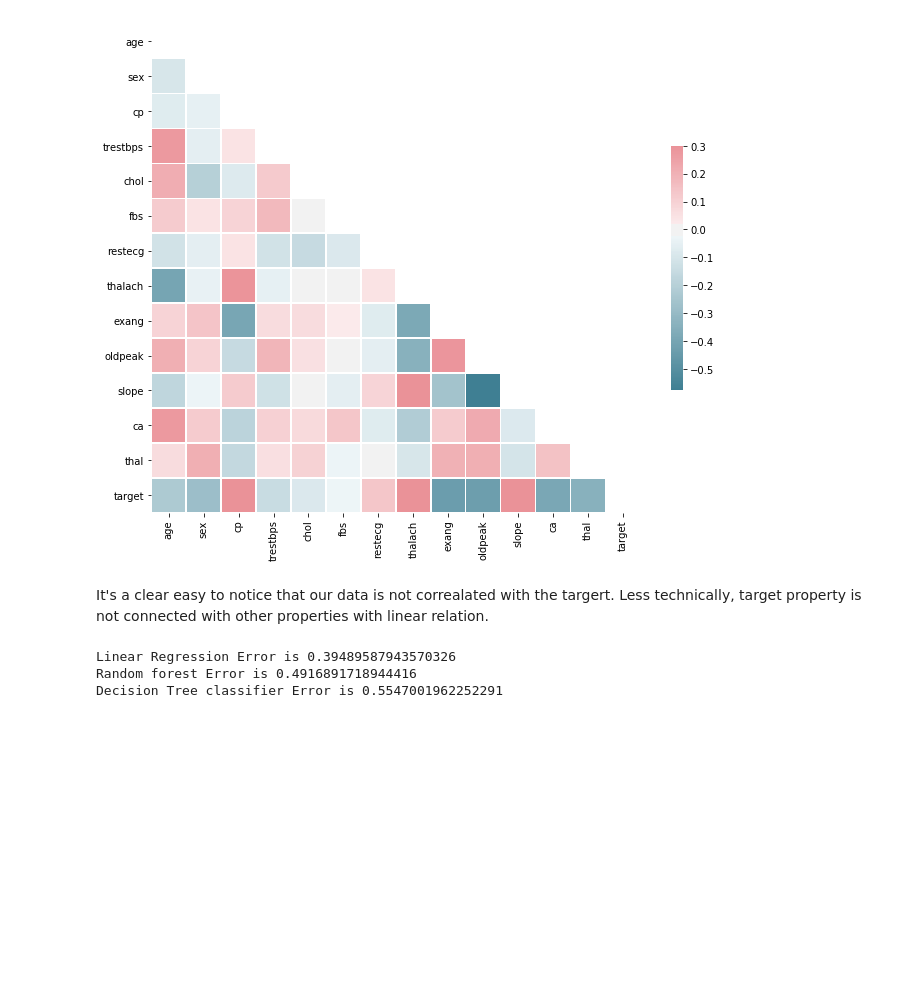
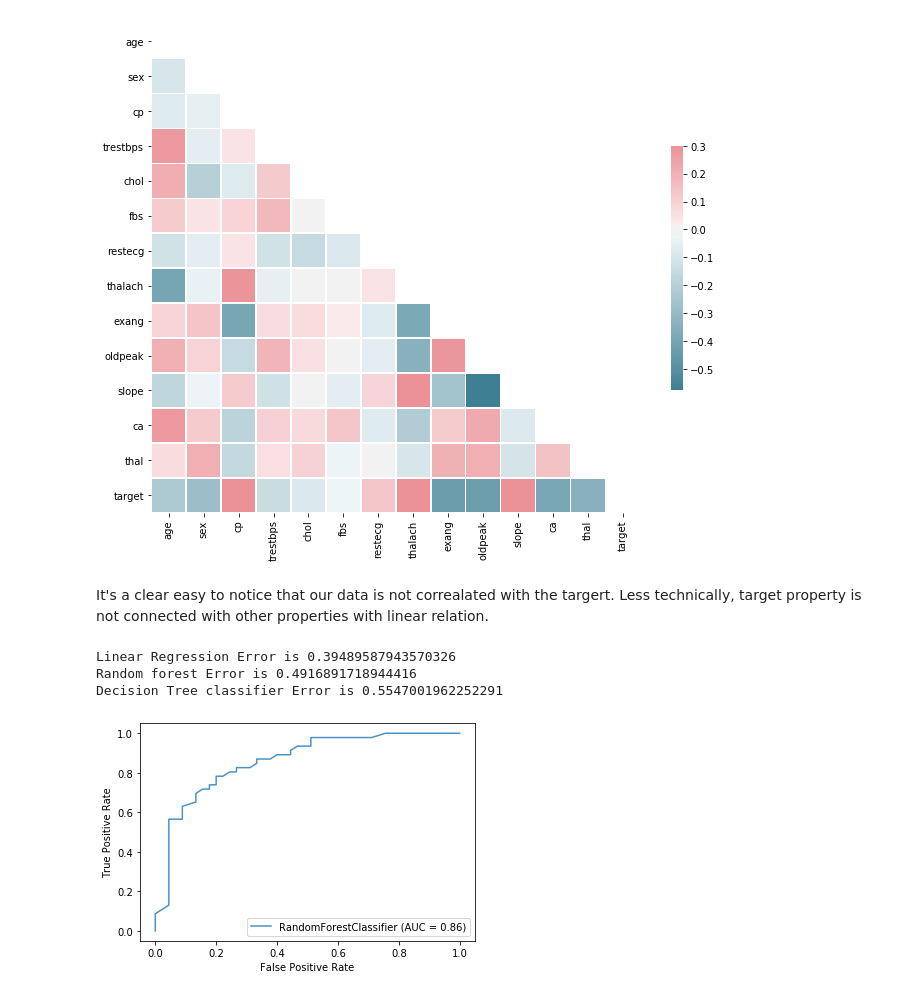
Before and after one commit to IbrahimShamma99/Heart-Disease, a Jupyter notebook: main.ipynb, the cells around one changed output. Saved outputs shown, nothing was run; the diff lists cells and outputs as text; code cells hidden in the pictures; blank space fills up the shorter version.

```diff
--- a/main.ipynb
+++ b/main.ipynb
@@ -143,3 +146,14 @@ Log("Decision Tree classifier", DecisionTreeError)
 Linear Regression Error is 0.39489587943570326
 Random forest Error is 0.4916891718944416
 Decision Tree classifier Error is 0.5547001962252291
+# %%
+#TEST
+model = RandomForestClassifier()
+model.fit(x_train, y_train)
+y_pred = model.predict(x_test)
+# %%
+ax = plt.gca()
+rfc_disp = plot_roc_curve(model,x_test, y_test, ax=ax, alpha=0.8)
+plt.show()
+# %% [output]
+[figure, added]
```
Also changed, not shown: parts of 5 cells of this notebook.
